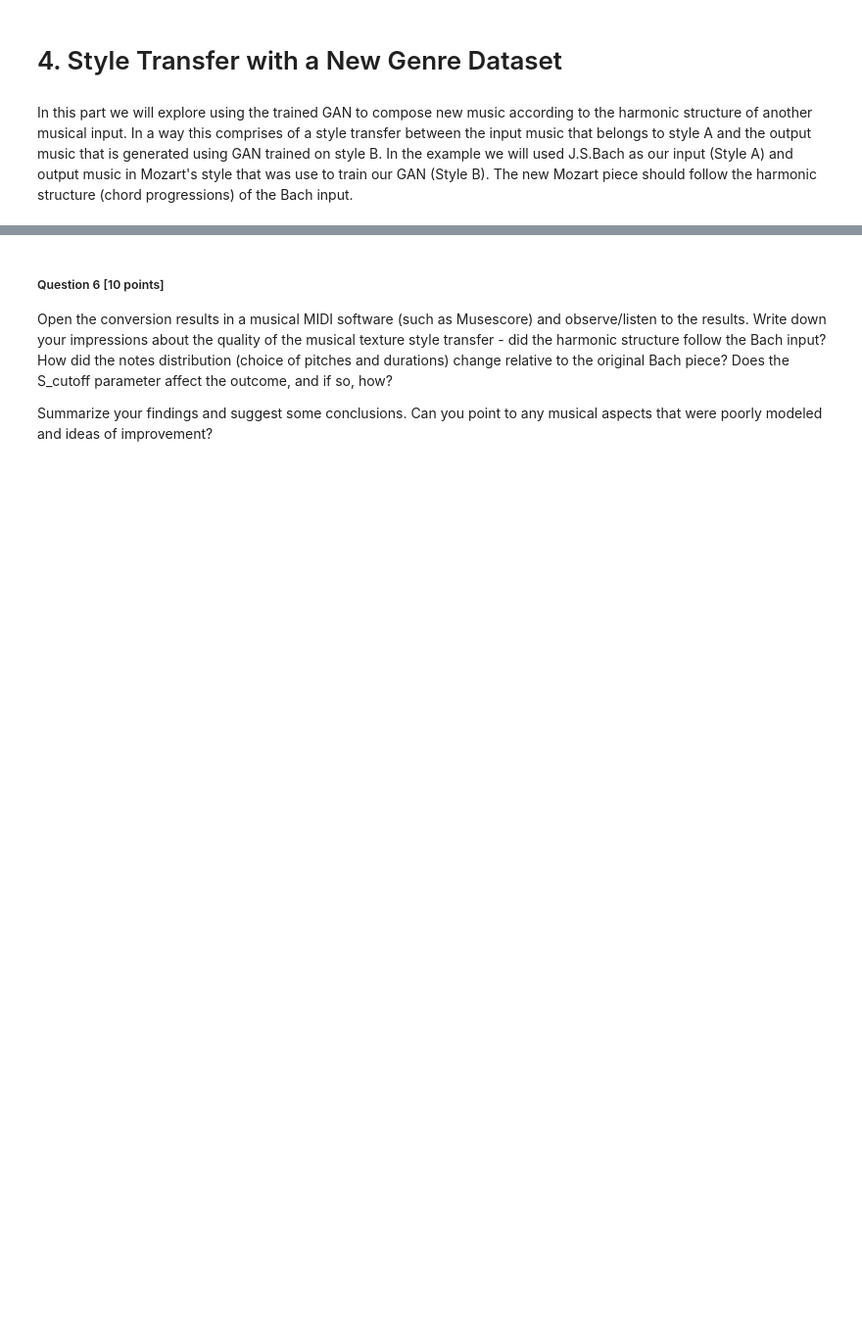
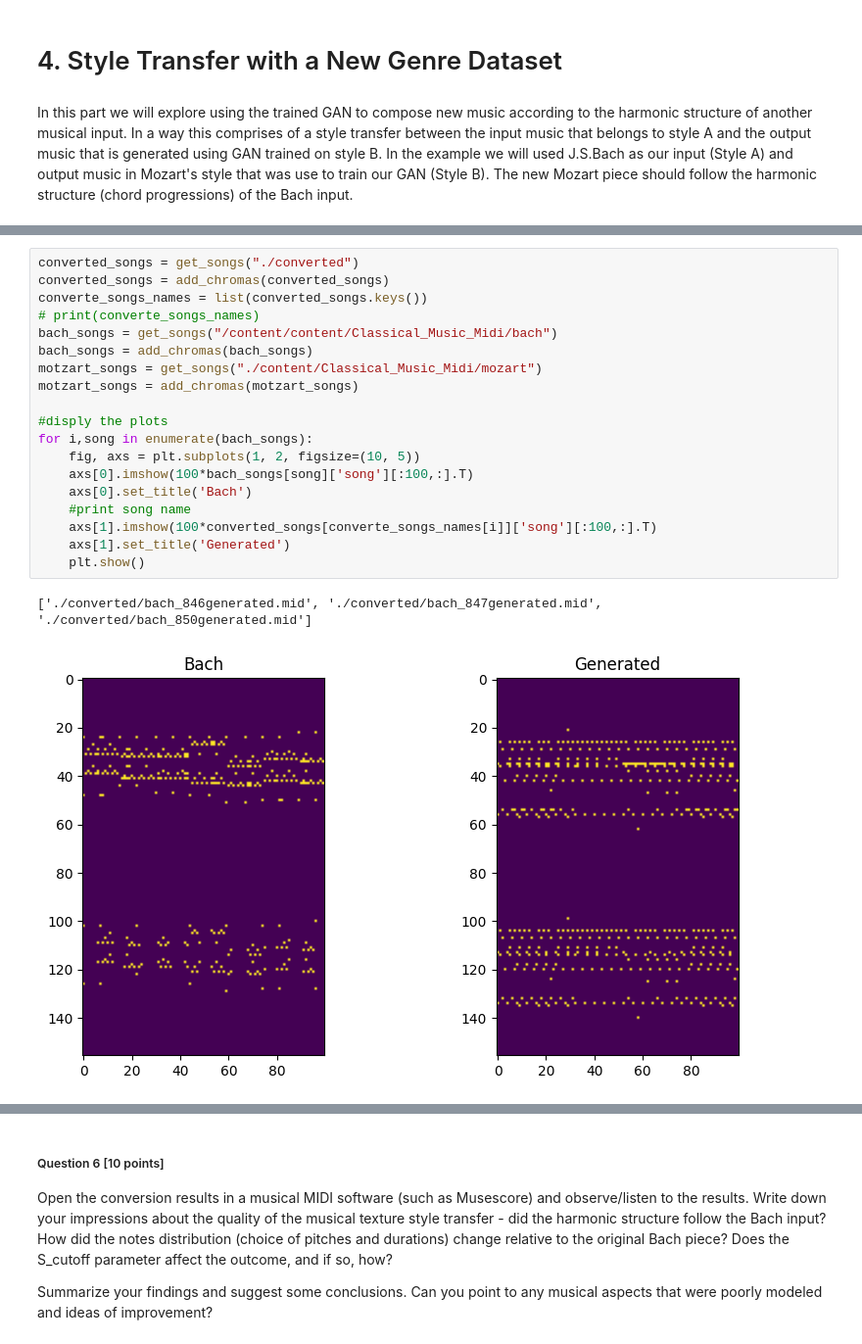
Before and after one commit to galdavidi/deep-learning-sound-hw-4, a Jupyter notebook: Homework4.ipynb, the cells around one changed output, grey strips where cells are left out. Shown at 98% size. Saved outputs shown, nothing was run; the diff lists cells and outputs as text; blank space fills up the shorter version.

```diff
--- a/Homework4.ipynb
+++ b/Homework4.ipynb
@@ -397,0 +445,22 @@ for song in test_song:
+# %%
+converted_songs = get_songs("./converted")
+converted_songs = add_chromas(converted_songs)
+converte_songs_names = list(converted_songs.keys())
+# print(converte_songs_names)
+bach_songs = get_songs("/content/content/Classical_Music_Midi/bach")
+bach_songs = add_chromas(bach_songs)
+motzart_songs = get_songs("./content/Classical_Music_Midi/mozart")
+motzart_songs = add_chromas(motzart_songs)
+
+#disply the plots
+for i,song in enumerate(bach_songs):
+    fig, axs = plt.subplots(1, 2, figsize=(10, 5))
+    axs[0].imshow(100*bach_songs[song]['song'][:100,:].T)
+    axs[0].set_title('Bach')
+    #print song name
+    axs[1].imshow(100*converted_songs[converte_songs_names[i]]['song'][:100,:].T)
+    axs[1].set_title('Generated')
+    plt.show()
+# %% [output]
+['./converted/bach_846generated.mid', './converted/bach_847generated.mid', './converted/bach_850generated.mid']
+[figure, added]
```
Also changed, not shown: parts of 31 cells of this notebook.
